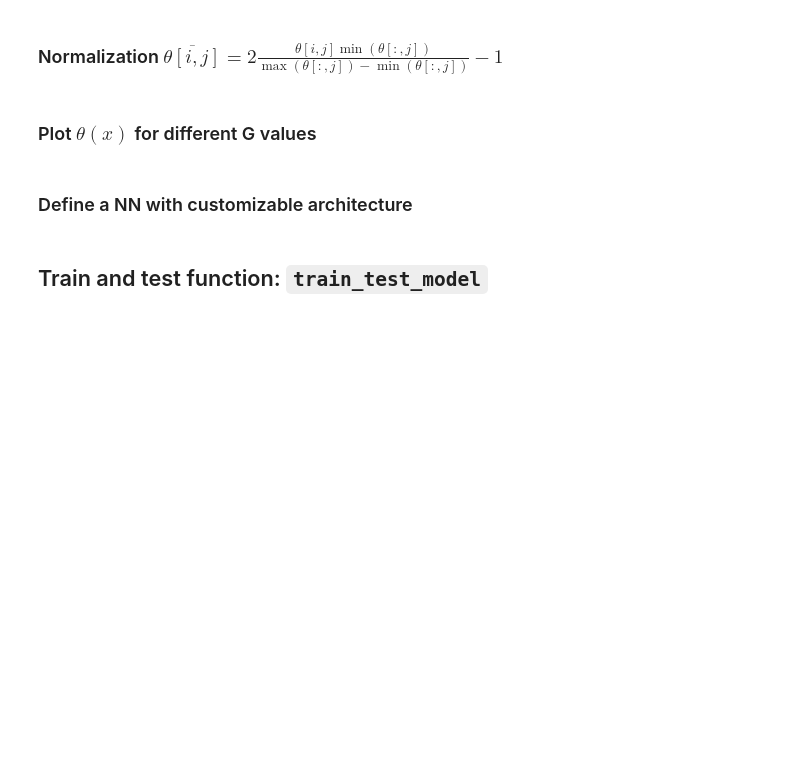
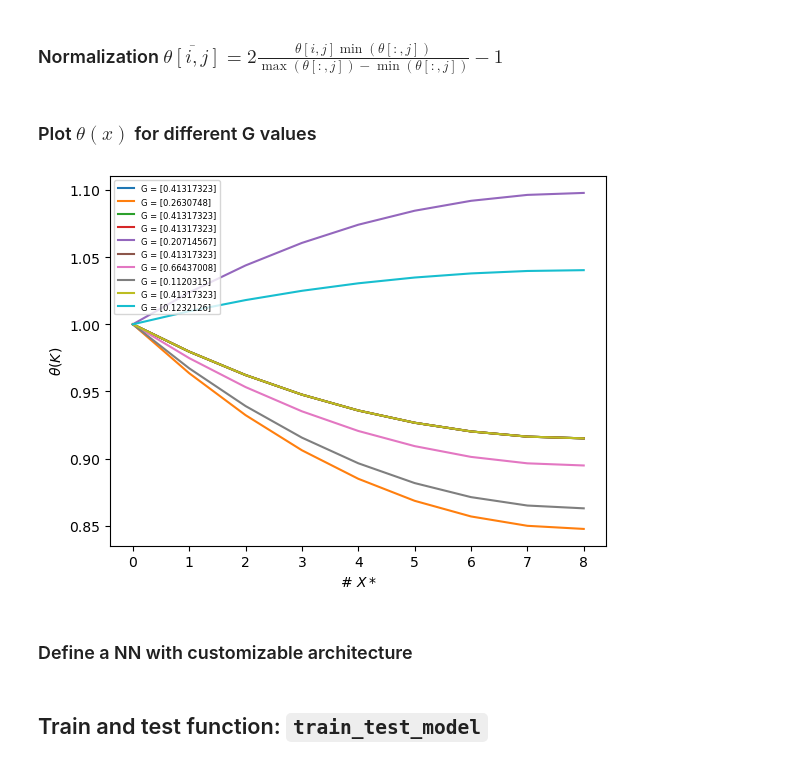
Before and after one commit to mvanzulli/Heat_Transfer_PINN, a Jupyter notebook: playground/Part1.ipynb, the cells around one changed output. Saved outputs shown, nothing was run; the diff lists cells and outputs as text; code cells hidden in the pictures; blank space fills up the shorter version.

```diff
--- a/playground/Part1.ipynb
+++ b/playground/Part1.ipynb
@@ -129,6 +130,22 @@ def normalize(X_array):
     return normalized_X_array
 # %% [markdown]
    ### Plot $\theta(x)$ for different G values
+# %%
+# normalize X_train
+X_train_normalized = normalize(X_train)
+
+num_plots = 10
+for i in range(num_plots):
+  picked = np.random.randint(0, X_train_normalized.shape[1])
+  label =  'G = {}'.format(Y_test[picked])
+  plt.plot(X_train[picked,:],label=label)
+
+plt.xlabel('# $X*$')
+plt.ylabel(r'$\theta (K)$')
+plt.legend(loc='upper left', prop={'size': 6})
+plt.show()
+# %% [output]
+[figure, added]
 # %% [markdown]
 ### Define a NN with customizable architecture
 # %%
```
Also changed, not shown: parts of 7 cells of this notebook, 2 other files.
